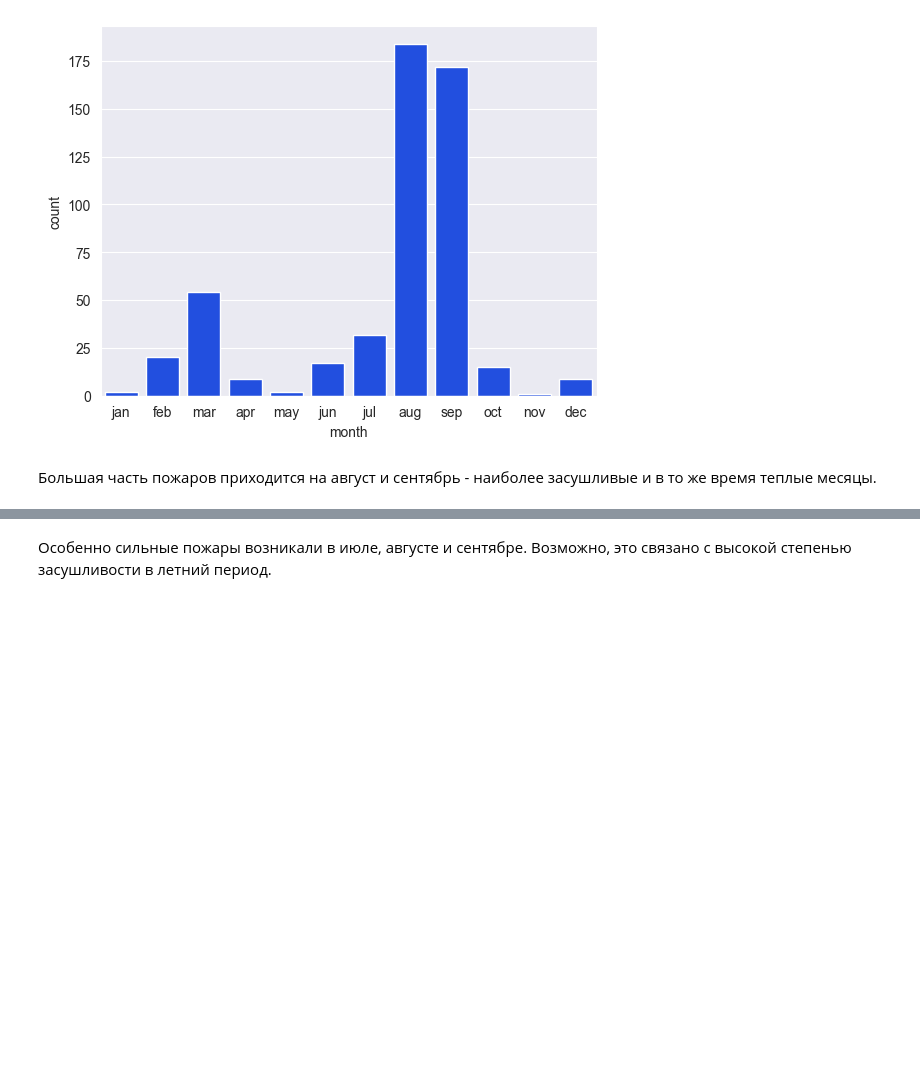
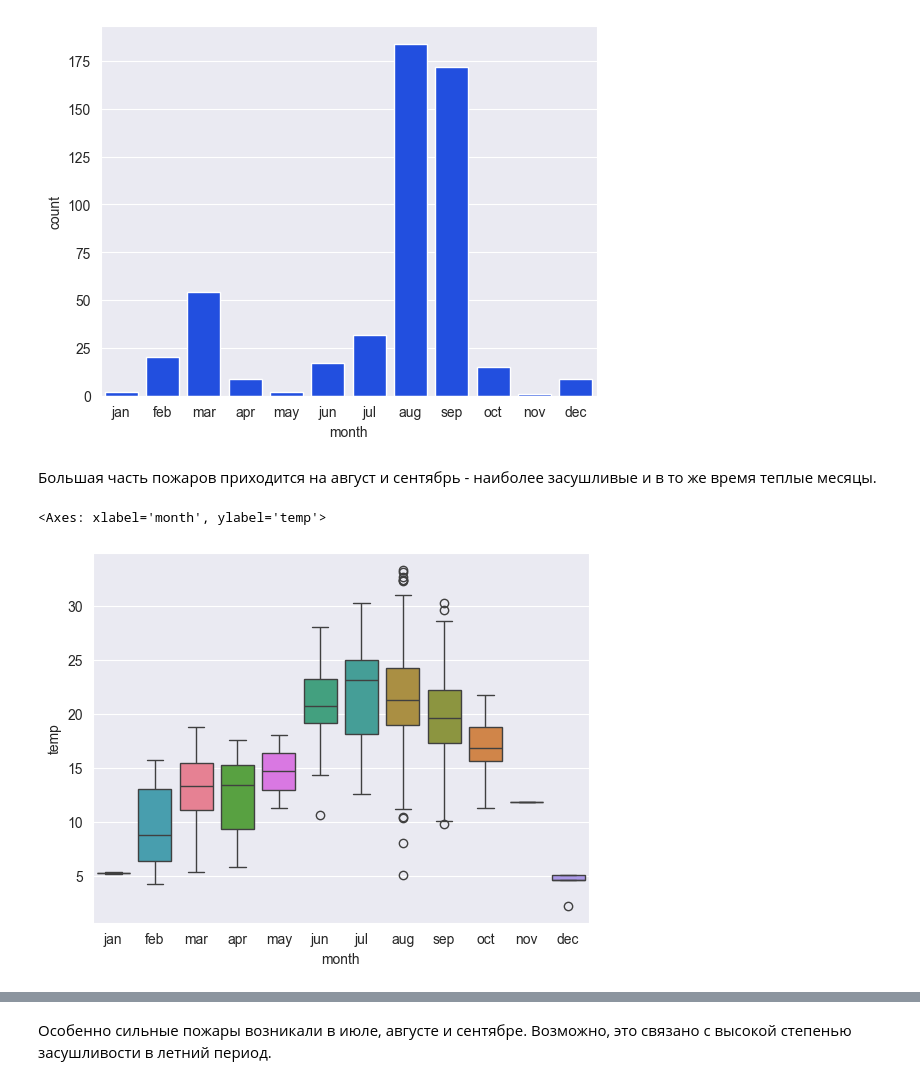
Before and after one commit to stwz13/ml, a Jupyter notebook: practice1.ipynb, the cells around one changed output, grey strips where cells are left out. Saved outputs shown, nothing was run; the diff lists cells and outputs as text; code cells hidden in the pictures; blank space fills up the shorter version.

```diff
--- a/practice1.ipynb
+++ b/practice1.ipynb
@@ -244,3 +245,8 @@ sns.countplot(data, x="month", order=["jan", "feb", "mar", "apr", "may", "jun",
 [figure]
 # %% [markdown]
 Большая часть пожаров приходится на август и сентябрь - наиболее засушливые и в то же время теплые месяцы.
+# %%
+sns.boxplot(data, x="month", y="temp", hue="month", order=months_order)
+# %% [output]
+<Axes: xlabel='month', ylabel='temp'>
+[figure, added]
```
Also changed, not shown: parts of 13 cells of this notebook.
